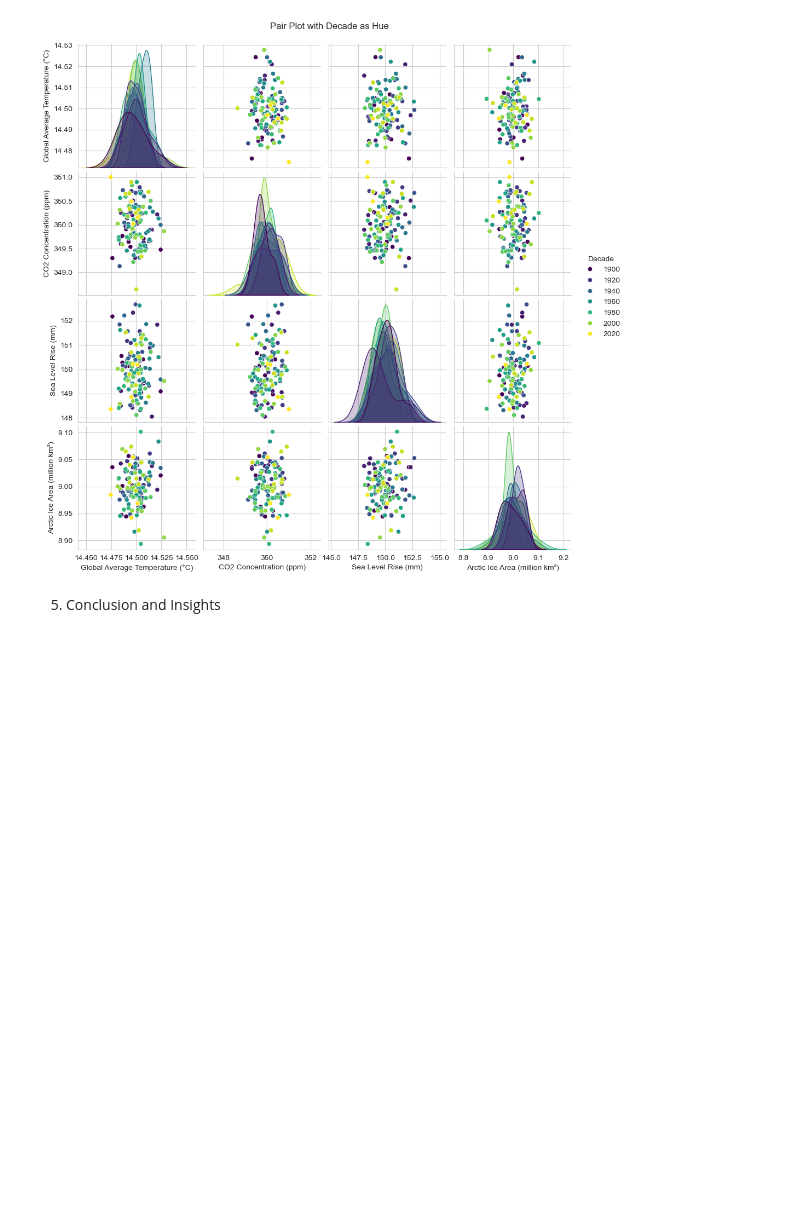
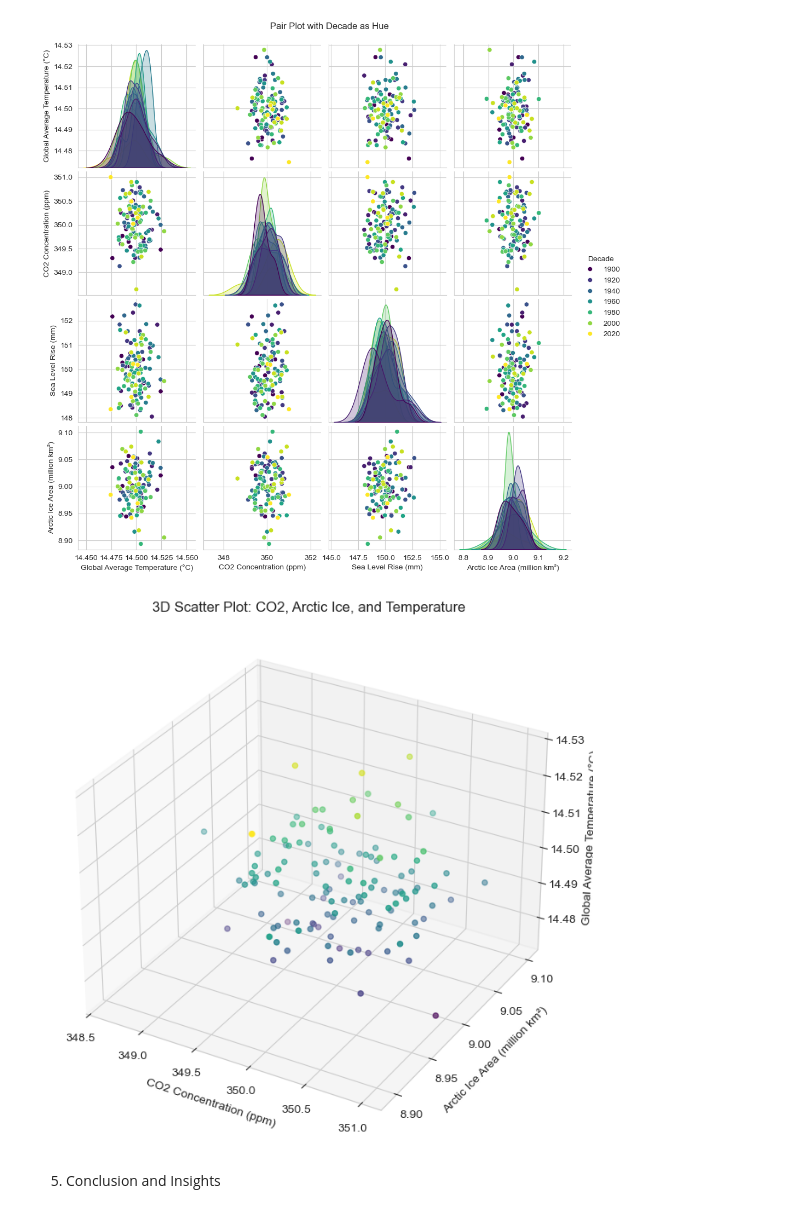
Before and after one commit to Omdena-NIC-Nepal/complete-eda-curious-coders, a Jupyter notebook: climate_eda.ipynb, the cells around one changed output. Drawn from its saved outputs; the diff is of its cells as text; code cells hidden in the pictures; blank space fills up the shorter version.

Commit message:
updated the 3d plot made by krishna

```diff
--- a/climate_eda.ipynb
+++ b/climate_eda.ipynb
@@ -305,6 +305,24 @@ plt.suptitle('Pair Plot with Decade as Hue', y=1.02)
 plt.show()
 # %% [output]
 [figure]
+# %%
+# 3D Scatter Plot
+fig = plt.figure(figsize=(10, 8))
+ax = fig.add_subplot(111, projection='3d')
+ax.scatter(
+    yearly_data[co2_concentration],
+    yearly_data[arctic_ice_area],
+    yearly_data[avg_temperature],
+    c=yearly_data[avg_temperature],
+    cmap='viridis'
+)
+ax.set_xlabel(co2_concentration)
+ax.set_ylabel(arctic_ice_area)
+ax.set_zlabel(avg_temperature)
+plt.title('3D Scatter Plot: CO2, Arctic Ice, and Temperature')
+plt.show()
+# %% [output]
+[figure, added]
 # %% [markdown]
 5. Conclusion and Insights
 # %% [markdown]
```
